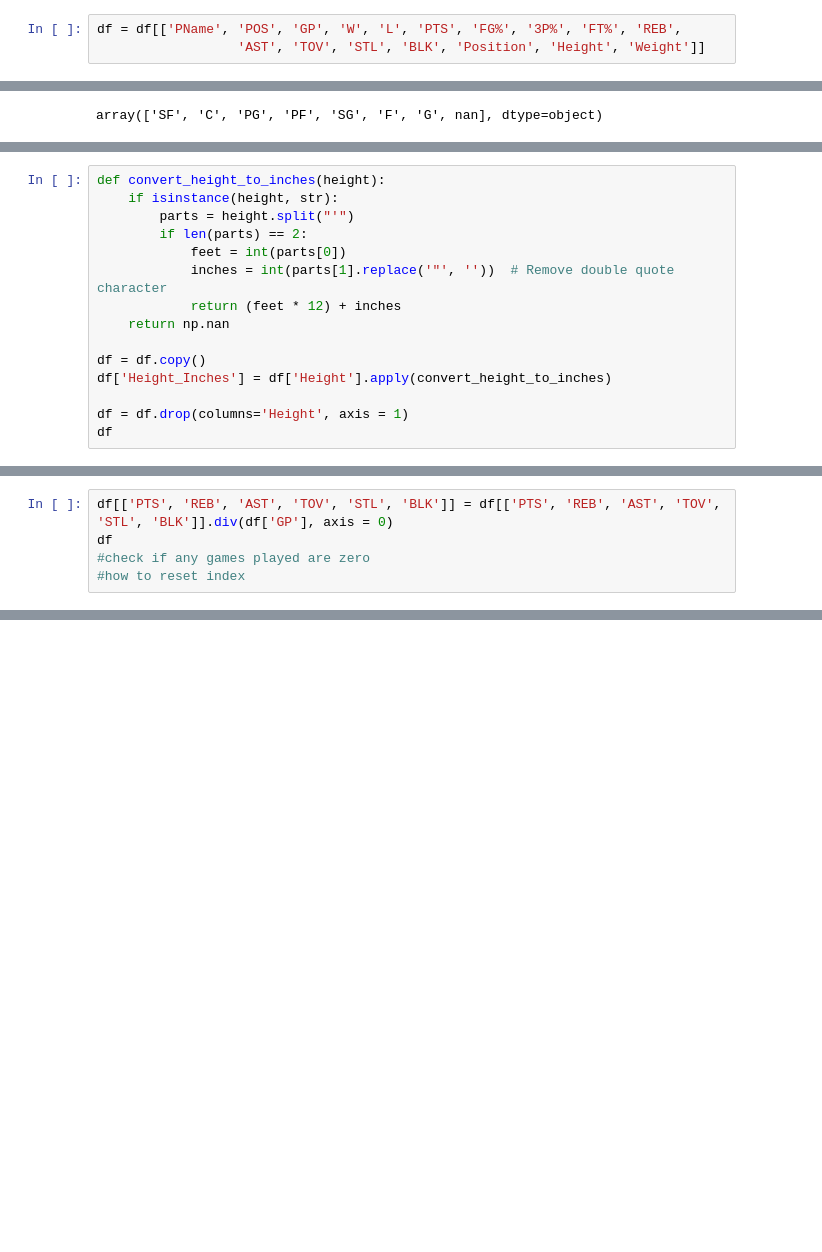
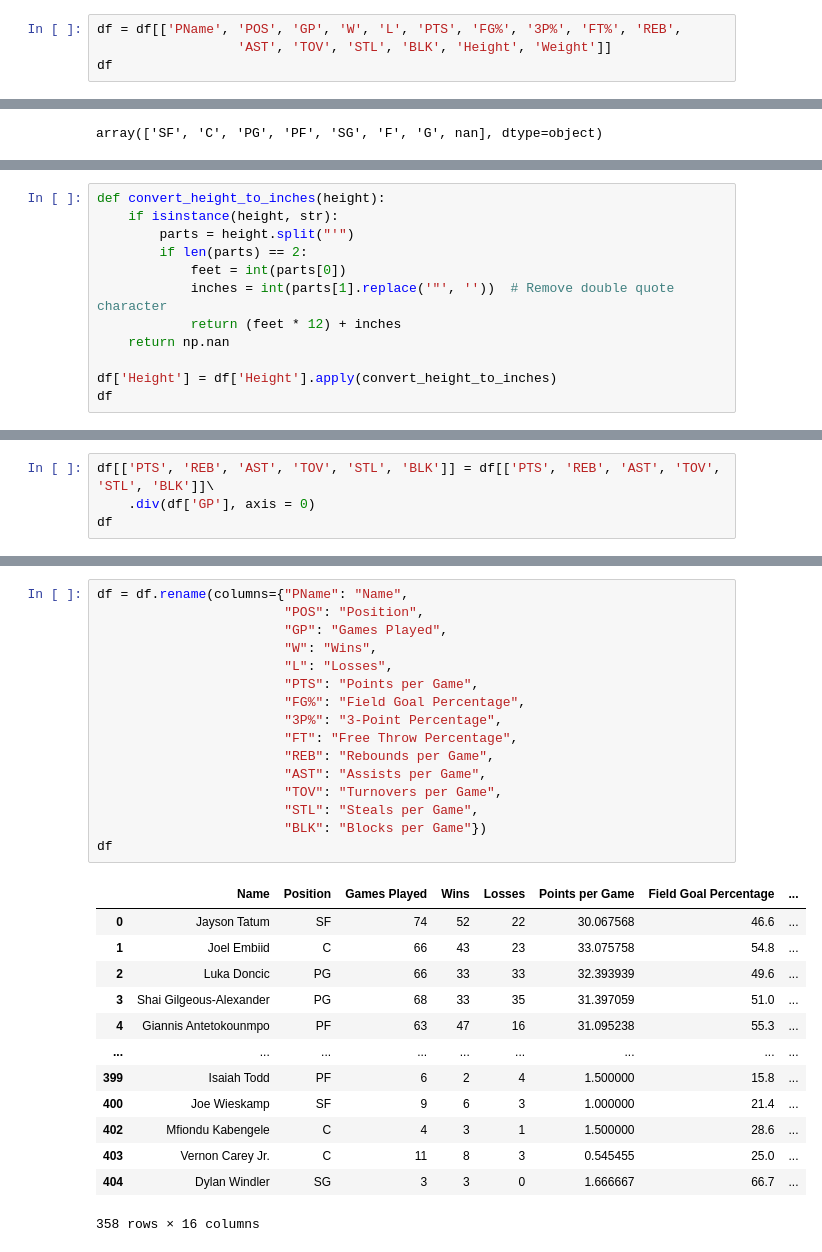
Before and after one commit to ashwanthsridhar/NBA_Position_Classifier, a Jupyter notebook: Analysis.ipynb, the cells around one changed output, grey strips where cells are left out. Drawn from its saved outputs; the diff is of its cells as text; blank space fills up the shorter version.

```diff
--- a/Analysis.ipynb
+++ b/Analysis.ipynb
@@ -58,4 +91,5 @@ Index(['PName', 'POS', 'Team_x', 'Age_x', 'GP', 'W', 'L', 'Min', 'PTS', 'FGM',
       dtype='object')
 # %%
 df = df[['PName', 'POS', 'GP', 'W', 'L', 'PTS', 'FG%', '3P%', 'FT%', 'REB',
-                  'AST', 'TOV', 'STL', 'BLK', 'Position', 'Height', 'Weight']]
+                  'AST', 'TOV', 'STL', 'BLK', 'Height', 'Weight']]
+df
@@ -106,10 +142,7 @@ def convert_height_to_inches(height):
             return (feet * 12) + inches
     return np.nan
 
-df = df.copy()
-df['Height_Inches'] = df['Height'].apply(convert_height_to_inches)
-
-df = df.drop(columns='Height', axis = 1)
+df['Height'] = df['Height'].apply(convert_height_to_inches)
 df
 # %% [output]
 |  | PName | POS | GP | W | L | PTS | FG% | 3P% | FT% | REB | AST | ... |
@@ -128,8 +163,7 @@ df
 # %%
-df[['PTS', 'REB', 'AST', 'TOV', 'STL', 'BLK']] = df[['PTS', 'REB', 'AST', 'TOV', 'STL', 'BLK']].div(df['GP'], axis = 0)
+df[['PTS', 'REB', 'AST', 'TOV', 'STL', 'BLK']] = df[['PTS', 'REB', 'AST', 'TOV', 'STL', 'BLK']]\
+    .div(df['GP'], axis = 0)
 df
-#check if any games played are zero
-#how to reset index
 # %% [output]
 |  | PName | POS | GP | W | L | PTS | FG% | 3P% | FT% | REB | AST | ... |
 | 0 | Jayson Tatum | SF | 74 | 52 | 22 | 30.067568 | 46.6 | 35.0 | 85.4 | 8.770270 | 4.621622 | ... |
@@ -146,0 +181,30 @@ df
+# %%
+df = df.rename(columns={"PName": "Name",
+                        "POS": "Position",
+                        "GP": "Games Played",
+                        "W": "Wins",
+                        "L": "Losses",
+                        "PTS": "Points per Game",
+                        "FG%": "Field Goal Percentage",
+                        "3P%": "3-Point Percentage",
+                        "FT": "Free Throw Percentage",
+                        "REB": "Rebounds per Game",
+                        "AST": "Assists per Game",
+                        "TOV": "Turnovers per Game",
+                        "STL": "Steals per Game",
+                        "BLK": "Blocks per Game"})
+df
+# %% [output]
+|  | Name | Position | Games Played | Wins | Losses | Points per Game | Field Goal Percentage | ... |
+| 0 | Jayson Tatum | SF | 74 | 52 | 22 | 30.067568 | 46.6 | ... |
+| 1 | Joel Embiid | C | 66 | 43 | 23 | 33.075758 | 54.8 | ... |
+| 2 | Luka Doncic | PG | 66 | 33 | 33 | 32.393939 | 49.6 | ... |
+| 3 | Shai Gilgeous-Alexander | PG | 68 | 33 | 35 | 31.397059 | 51.0 | ... |
+| 4 | Giannis Antetokounmpo | PF | 63 | 47 | 16 | 31.095238 | 55.3 | ... |
+| ... | ... | ... | ... | ... | ... | ... | ... | ... |
+| 399 | Isaiah Todd | PF | 6 | 2 | 4 | 1.500000 | 15.8 | ... |
+| 400 | Joe Wieskamp | SF | 9 | 6 | 3 | 1.000000 | 21.4 | ... |
+| 402 | Mfiondu Kabengele | C | 4 | 3 | 1 | 1.500000 | 28.6 | ... |
+| 403 | Vernon Carey Jr. | C | 11 | 8 | 3 | 0.545455 | 25.0 | ... |
+| 404 | Dylan Windler | SG | 3 | 3 | 0 | 1.666667 | 66.7 | ... |
+358 rows × 16 columns
```
Also changed, not shown: parts of 14 cells of this notebook.
